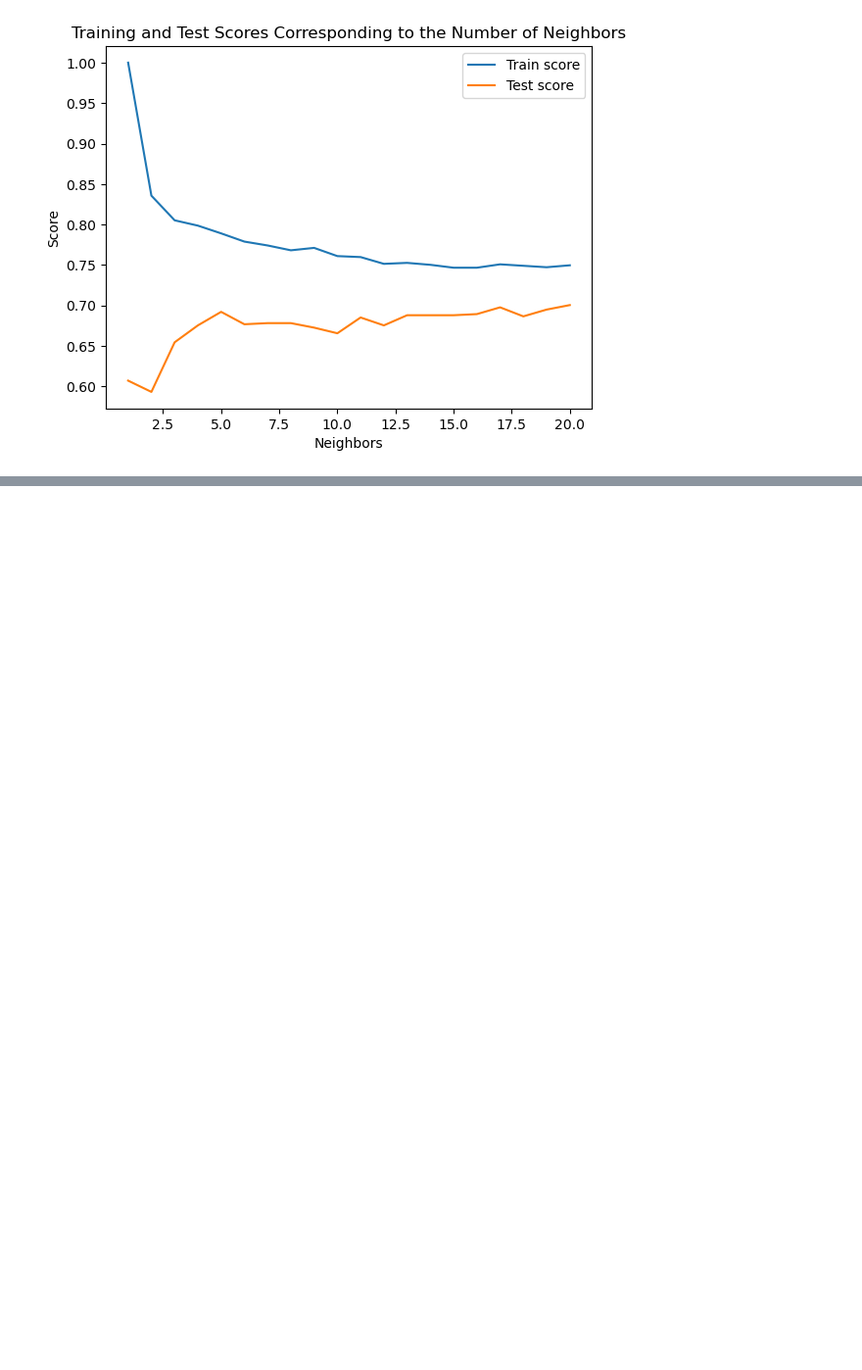
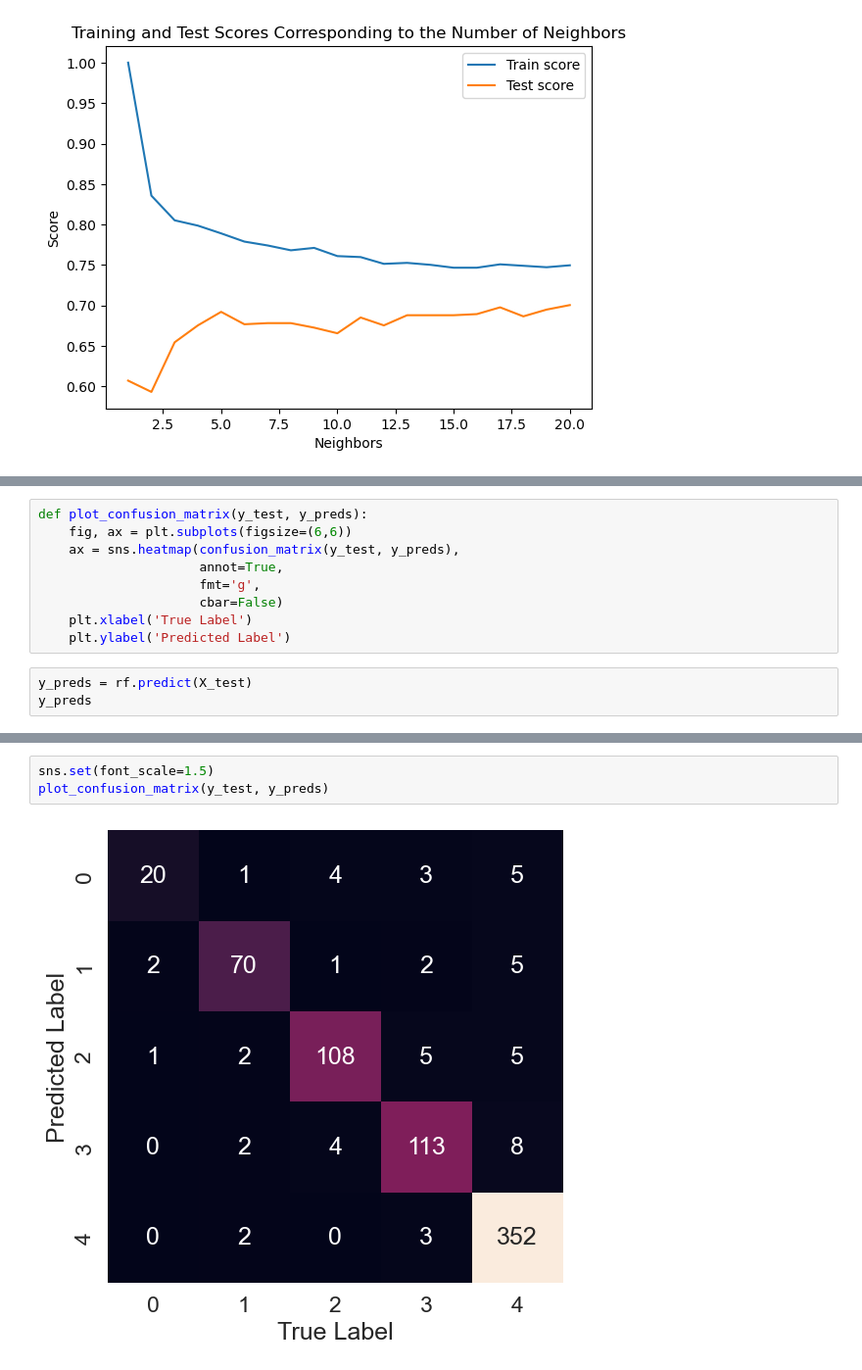
Before and after one commit to devern-DZZC/Student-Performance-Prediction, a Jupyter notebook: Student-Performance-Prediction.ipynb, the cells around one changed output, grey strips where cells are left out. Shown at 98% size. Saved outputs shown, nothing was run; the diff lists cells and outputs as text; blank space fills up the shorter version.

```diff
--- a/Student-Performance-Prediction.ipynb
+++ b/Student-Performance-Prediction.ipynb
@@ -310,0 +311,12 @@ K-Nearest Neighbors Max Score: 70.06%
+# %%
+def plot_confusion_matrix(y_test, y_preds):
+    fig, ax = plt.subplots(figsize=(6,6))
+    ax = sns.heatmap(confusion_matrix(y_test, y_preds),
+                     annot=True,
+                     fmt='g',
+                     cbar=False)
+    plt.xlabel('True Label')
+    plt.ylabel('Predicted Label')
+# %%
+y_preds = rf.predict(X_test)
+y_preds
@@ -310,0 +356,5 @@ K-Nearest Neighbors Max Score: 70.06%
+# %%
+sns.set(font_scale=1.5)
+plot_confusion_matrix(y_test, y_preds)
+# %% [output]
+[figure, added]
```
Also changed, not shown: parts of 16 cells of this notebook.
